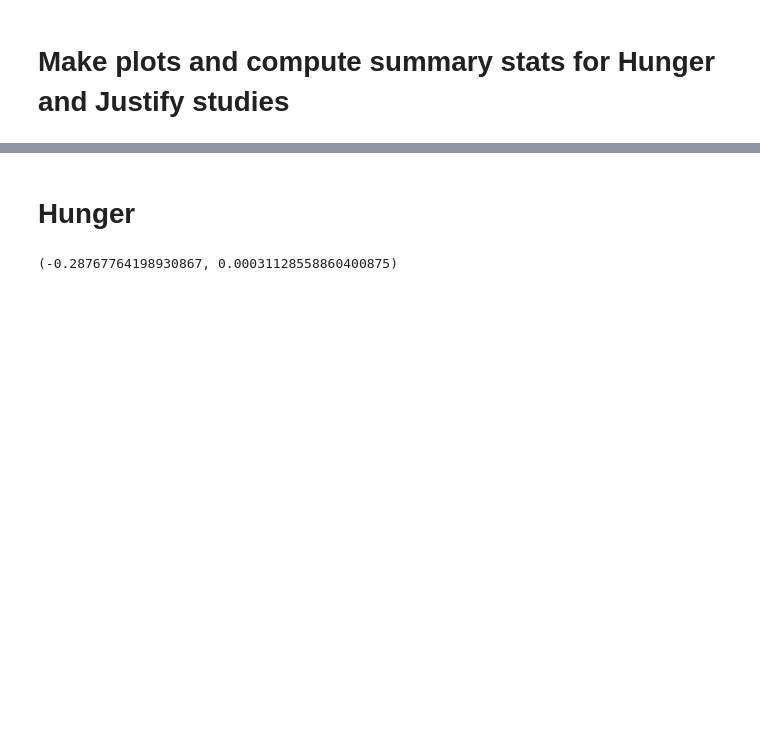
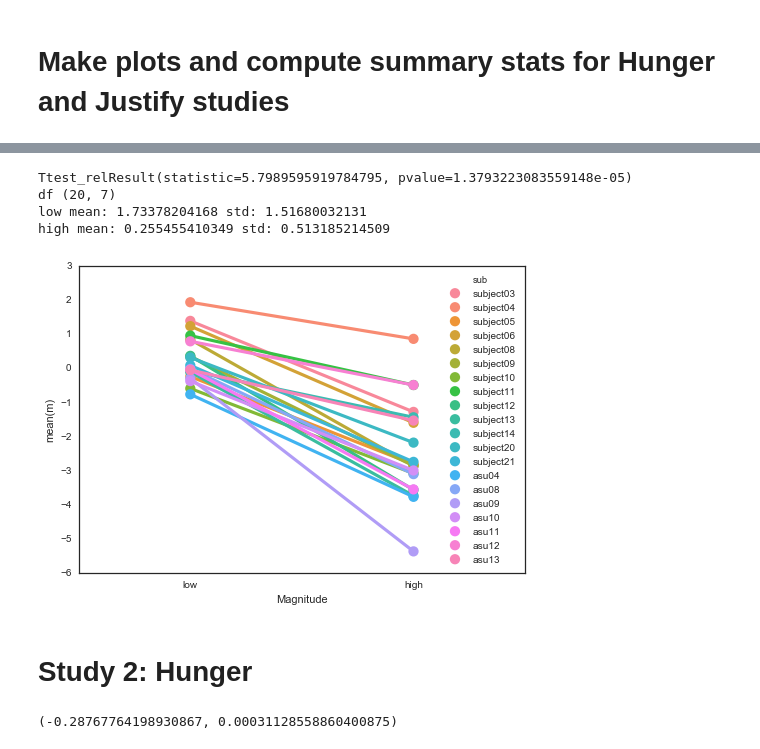
Before and after one commit to iancballard/magnitude, a Jupyter notebook: behavioral/analyze_behavioral_studies.ipynb, the cells around one changed output, grey strips where cells are left out. Drawn from its saved outputs; the diff is of its cells as text; code cells hidden in the pictures; blank space fills up the shorter version.

```diff
--- a/behavioral/analyze_behavioral_studies.ipynb
+++ b/behavioral/analyze_behavioral_studies.ipynb
@@ -35,4 +74,22 @@ data_dir = '/home/iballard/mag/scripts/behavioral/'
+# %%
+#compute magnitude effect and statistics
+low = params['m_low']
+high = params['m_high']
+diff = low - high
+
+print scipy.stats.ttest_rel(low,high)
+print 'df', params.shape
+print 'low', 'mean:', np.mean(low),'std:',  np.std(low)
+print 'high', 'mean:', np.mean(high),'std:', np.std(high)
+
+sns.pointplot(x="Magnitude", y="m", hue="sub", data=params_fig);
+# %% [output]
+Ttest_relResult(statistic=5.7989595919784795, pvalue=1.3793223083559148e-05)
+df (20, 7)
+low mean: 1.73378204168 std: 1.51680032131
+high mean: 0.255455410349 std: 0.513185214509
+[figure, added]
 # %% [markdown]
-# Hunger
+# Study 2: Hunger
 # %%
 plt.figure(figsize=(8, 4))
```
Also changed, not shown: parts of 22 cells of this notebook.
